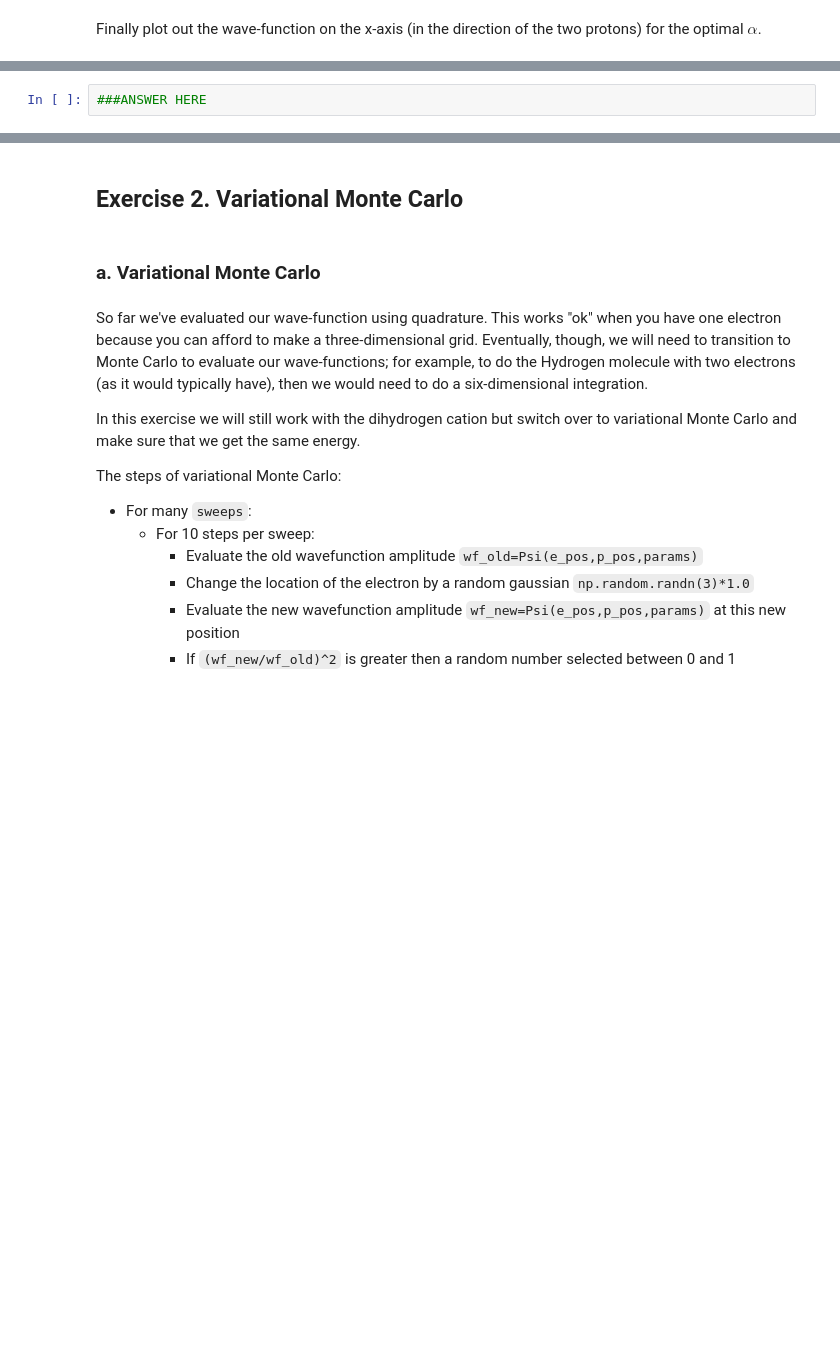
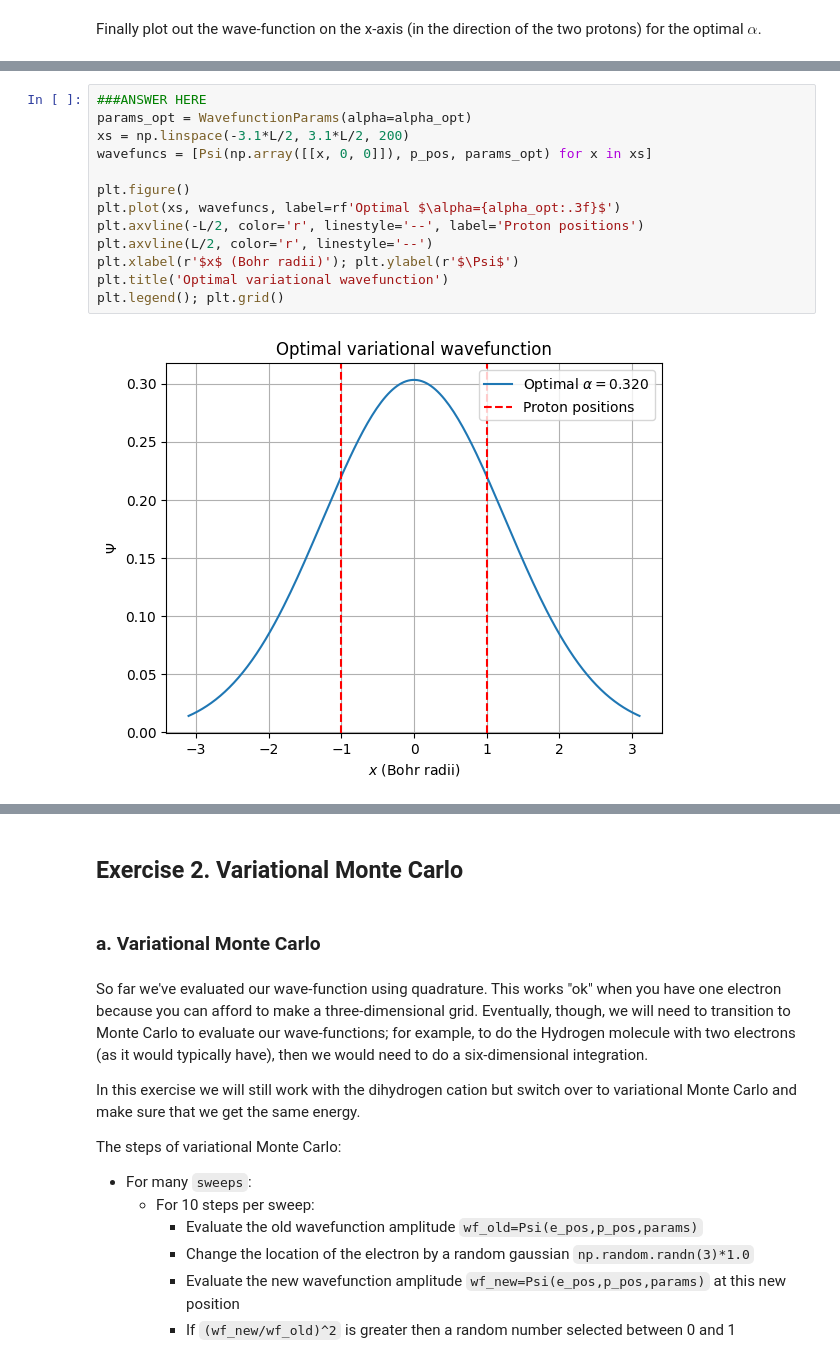
Before and after one commit to mvela31/PHYS487hws, a Jupyter notebook: quantum_mechanics/VMC5.ipynb, the cells around one changed output, grey strips where cells are left out. Saved outputs shown, nothing was run; the diff lists cells and outputs as text; blank space fills up the shorter version.

```diff
--- a/quantum_mechanics/VMC5.ipynb
+++ b/quantum_mechanics/VMC5.ipynb
@@ -308,6 +410,19 @@ Finally plot out the wave-function on the x-axis (in the direction of the two pr
  <div><img src="https://clark.physics.illinois.edu/246img/AnsStart.svg" width=200 align=left alt="Answer (end)"></img><br></div>
 # %%
 ###ANSWER HERE
+params_opt = WavefunctionParams(alpha=alpha_opt)
+xs = np.linspace(-3.1*L/2, 3.1*L/2, 200)
+wavefuncs = [Psi(np.array([[x, 0, 0]]), p_pos, params_opt) for x in xs]
+
+plt.figure()
+plt.plot(xs, wavefuncs, label=rf'Optimal $\alpha={alpha_opt:.3f}$')
+plt.axvline(-L/2, color='r', linestyle='--', label='Proton positions')
+plt.axvline(L/2, color='r', linestyle='--')
+plt.xlabel(r'$x$ (Bohr radii)'); plt.ylabel(r'$\Psi$')
+plt.title('Optimal variational wavefunction')
+plt.legend(); plt.grid()
+# %% [output]
+[figure, added]
 # %% [markdown]
  <div><img src="https://clark.physics.illinois.edu/246img/AnsEnd.svg" width=200 align=left alt="Answer (end)"></img><br></div>
 # %% [markdown]
```
Also changed, not shown: parts of 8 cells of this notebook.
